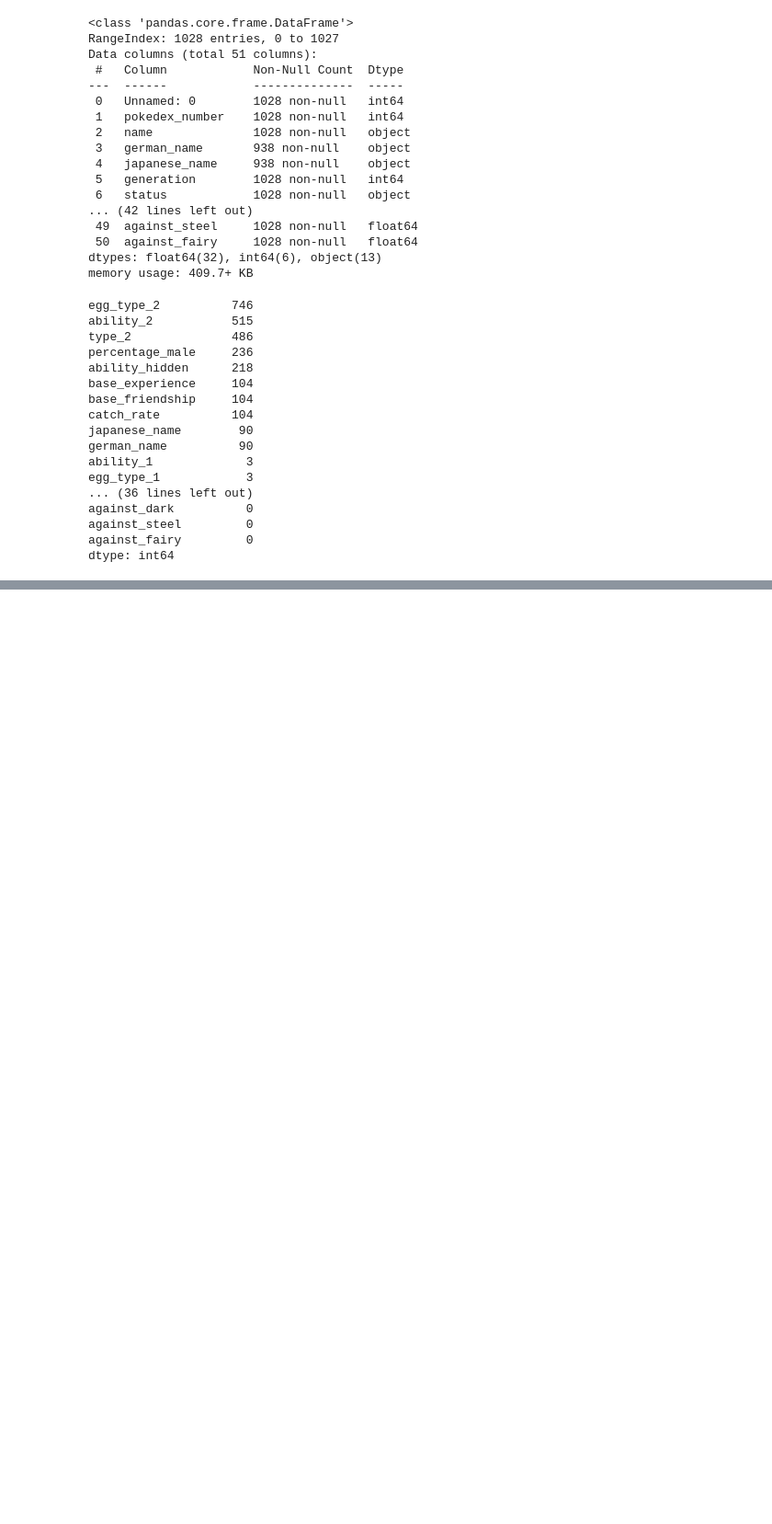
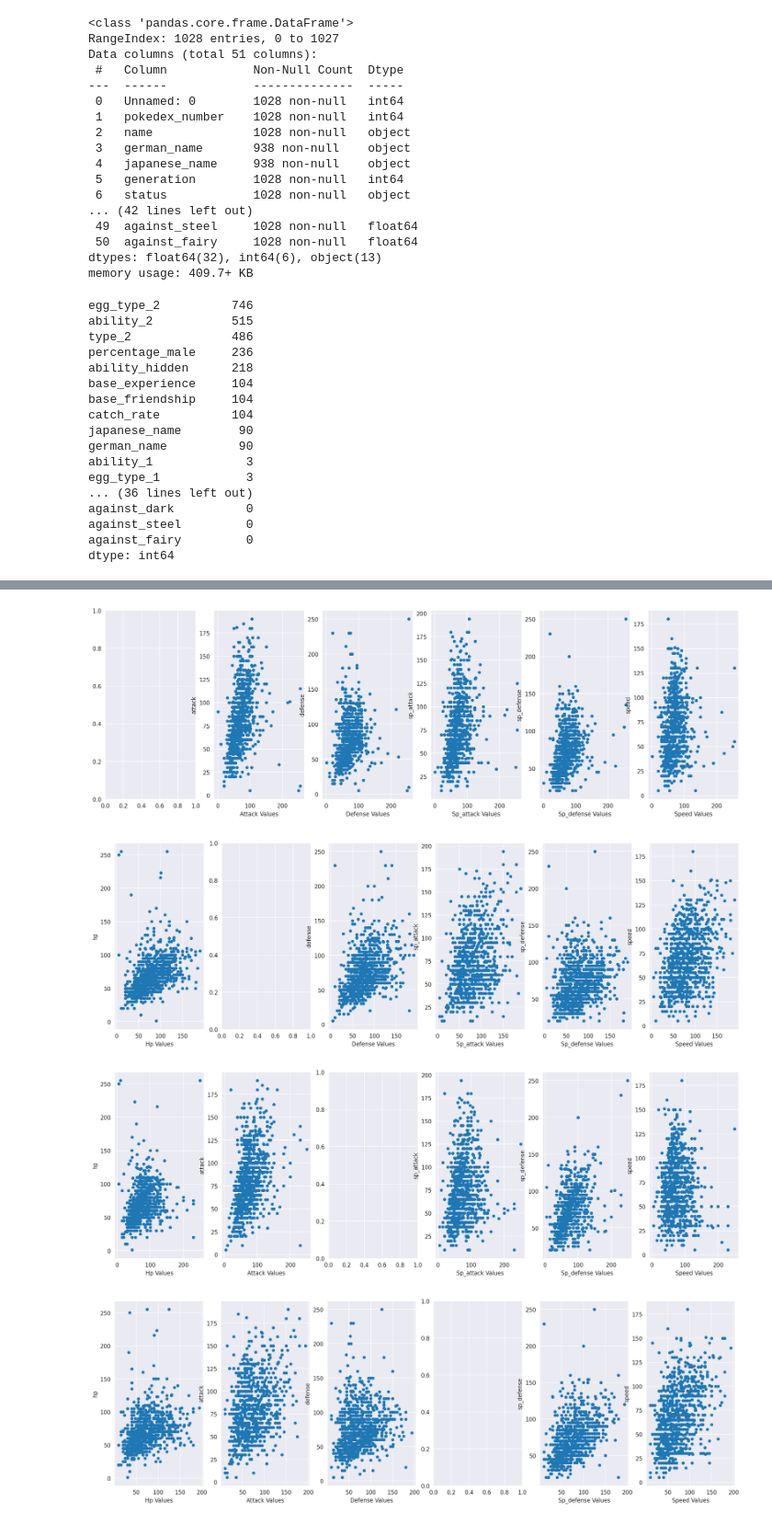
Before and after one commit to JurassicJey/PokemonEDA, a Jupyter notebook: EDA.ipynb, the cells around one changed output, grey strips where cells are left out. Shown at 92% size. Cells and saved outputs as stored; diff of their text form; code cells hidden in the pictures; blank space fills up the shorter version.

```diff
--- a/EDA.ipynb
+++ b/EDA.ipynb
@@ -148,0 +258,18 @@ Text(0.5, 0, 'Speed values')
+# %%
+for first_stat in stats:
+    fig, axes = plt.subplots(1, 6, figsize = (20,6))
+    for i, second_stat in enumerate(stats):
+        if first_stat == second_stat:
+            pass
+        else:
+            df.plot(kind = 'scatter', x = first_stat, y = second_stat, ax = axes[i])
+            axes[i].set_xlabel(f"{first_stat.capitalize()} Values")
+            axes[i].set_xlabel(f"{second_stat.capitalize()} Values")
+
+fig.tight_layout()
+plt.show()
+# %% [output]
+[figure, added]
+[figure, added]
+[figure, added]
+[figure, added]
```
Also changed, not shown: parts of 16 cells of this notebook.
